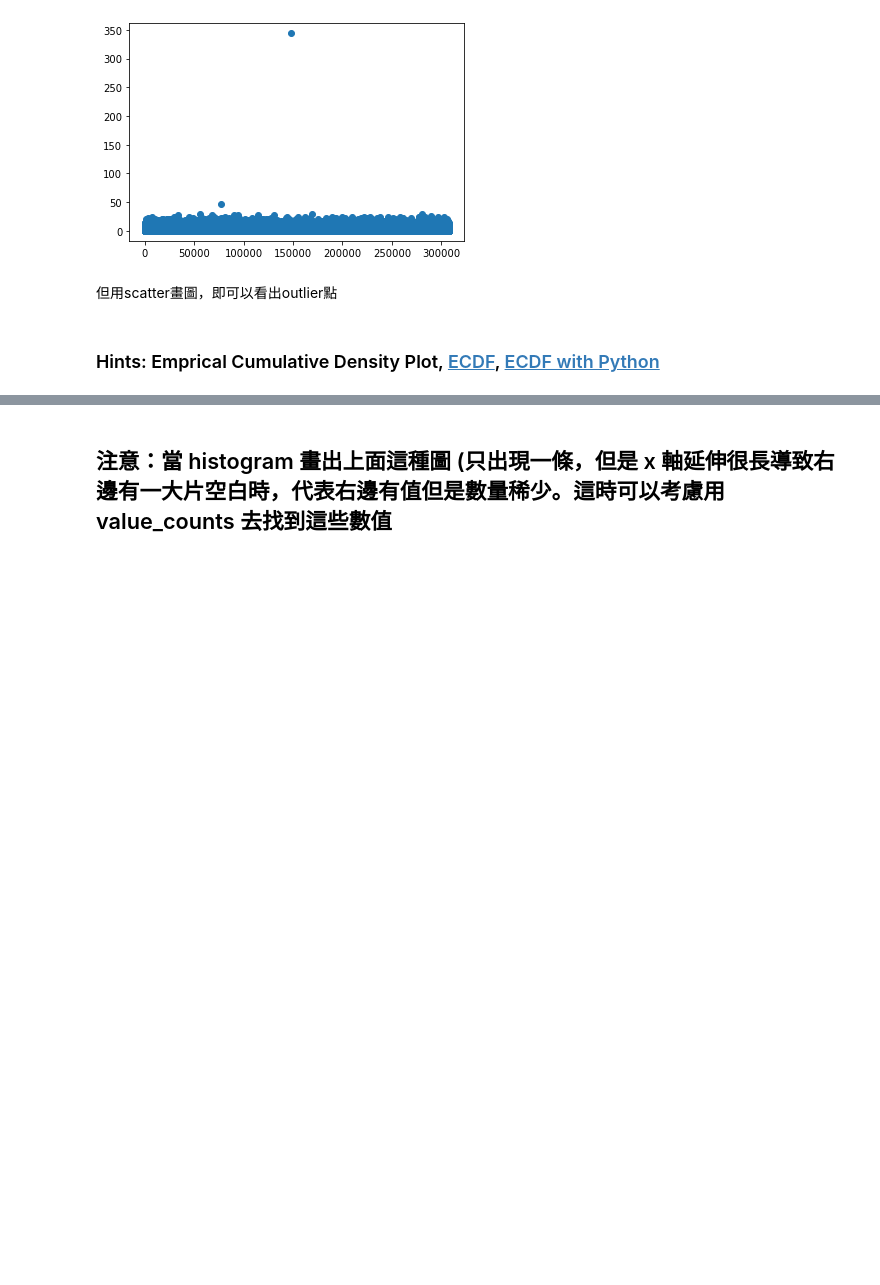
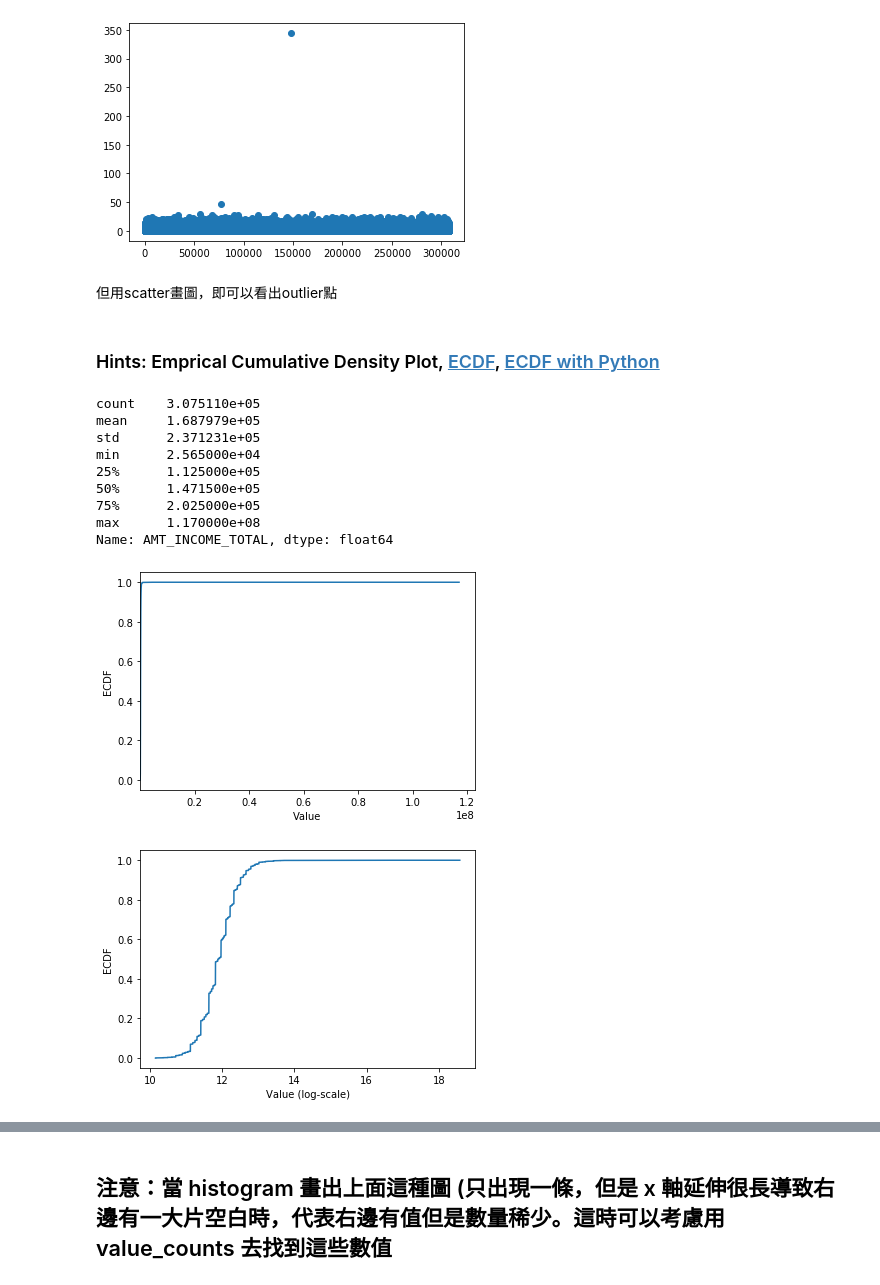
Before and after one commit to suya2503/4th-ML100Days, a Jupyter notebook: Homework/Day_009_HW.ipynb, the cells around one changed output, grey strips where cells are left out. Cells and saved outputs as stored; diff of their text form; code cells hidden in the pictures; blank space fills up the shorter version.

```diff
--- a/Homework/Day_009_HW.ipynb
+++ b/Homework/Day_009_HW.ipynb
@@ -115,30 +115,44 @@ Name: OBS_60_CNT_SOCIAL_CIRCLE, dtype: float64
 # %%
 # 最大值離平均與中位數很遠
 print(app_train['AMT_INCOME_TOTAL'].describe())
 
 # 繪製 Empirical Cumulative Density Plot (ECDF)
 """
 YOUR CODE HERE
 """
-cdf =
+x = list(app_train['AMT_INCOME_TOTAL'].sort_values())
+y = np.arange(1,len(x)+1)/len(x)
+cdf = pd.Series(y,index=x)
 
 
-plt.plot(list(cdf.index), cdf/cdf.max())
+plt.plot(list(cdf.index), list(cdf.values) )
 plt.xlabel('Value')
 plt.ylabel('ECDF')
 plt.xlim([cdf.index.min(), cdf.index.max() * 1.05]) # 限制顯示圖片的範圍
 plt.ylim([-0.05,1.05]) # 限制顯示圖片的範圍
 
 plt.show()
 
 # 改變 y 軸的 Scale, 讓我們可以正常檢視 ECDF
-plt.plot(np.log(list(cdf.index)), cdf/cdf.max())
+plt.plot(np.log(list(cdf.index)), list(cdf.values))
 plt.xlabel('Value (log-scale)')
 plt.ylabel('ECDF')
 
 plt.ylim([-0.05,1.05]) # 限制顯示圖片的範圍
 
 plt.show()
+# %% [output]
+count    3.075110e+05
+mean     1.687979e+05
+std      2.371231e+05
+min      2.565000e+04
+25%      1.125000e+05
+50%      1.471500e+05
+75%      2.025000e+05
+max      1.170000e+08
+Name: AMT_INCOME_TOTAL, dtype: float64
+[figure, added]
+[figure, added]
 # %% [markdown]
 ## 補充：Normal dist 的 ECDF
 ![ecdf_normal](https://au.mathworks.com/help/examples/stats/win64/PlotEmpiricalCdfAndCompareWithSamplingDistributionExample_01.png)
```
Also changed, not shown: parts of 4 cells of this notebook.
